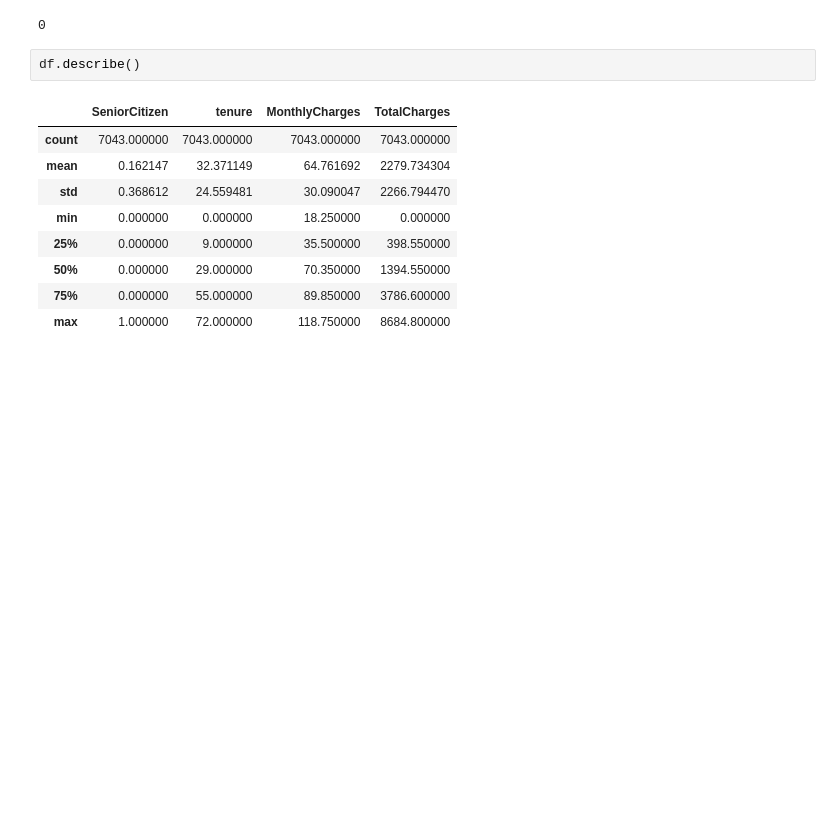
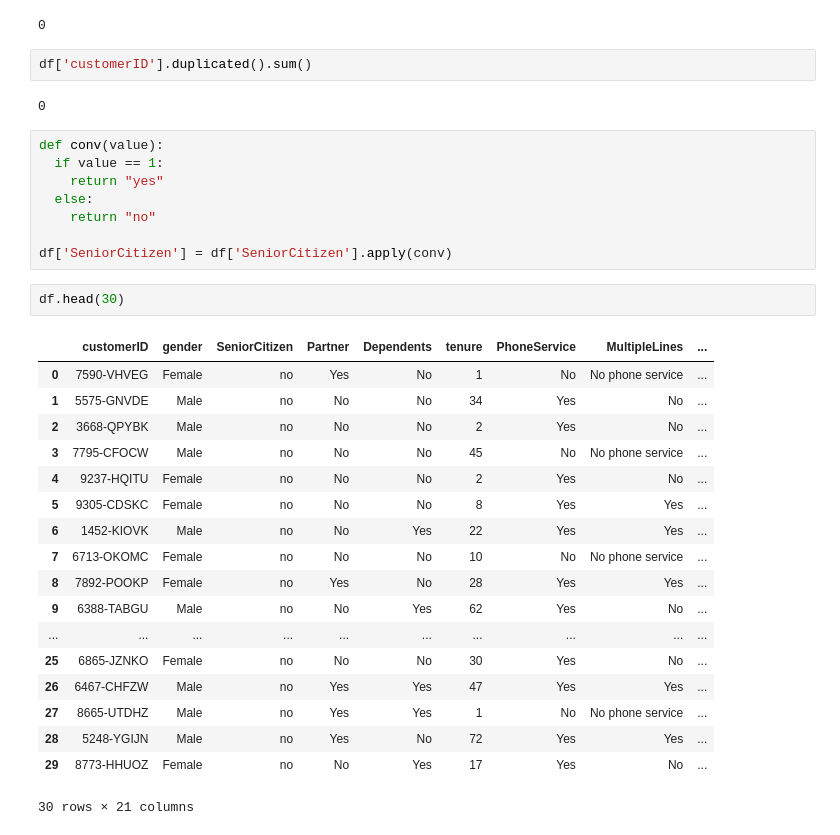
Before and after one commit to shikharyadav01/ExplorateDataAnalysisEDA, a Jupyter notebook: ExplorateDataAnalysis(EDA).ipynb, the cells around one changed output. Drawn from its saved outputs; the diff is of its cells as text; blank space fills up the shorter version.

```diff
--- a/ExplorateDataAnalysis(EDA).ipynb
+++ b/ExplorateDataAnalysis(EDA).ipynb
@@ -39,15 +39,36 @@ df.info()
 df.isnull().sum().sum()
 # %% [output]
 0
-# %%
-df.describe()
-# %% [output]
-|  | SeniorCitizen | tenure | MonthlyCharges | TotalCharges |
-| count | 7043.000000 | 7043.000000 | 7043.000000 | 7043.000000 |
-| mean | 0.162147 | 32.371149 | 64.761692 | 2279.734304 |
-| std | 0.368612 | 24.559481 | 30.090047 | 2266.794470 |
-| min | 0.000000 | 0.000000 | 18.250000 | 0.000000 |
-| 25% | 0.000000 | 9.000000 | 35.500000 | 398.550000 |
-| 50% | 0.000000 | 29.000000 | 70.350000 | 1394.550000 |
-| 75% | 0.000000 | 55.000000 | 89.850000 | 3786.600000 |
-| max | 1.000000 | 72.000000 | 118.750000 | 8684.800000 |
+# %%
+df['customerID'].duplicated().sum()
+# %% [output]
+0
+# %%
+def conv(value):
+  if value == 1:
+    return "yes"
+  else:
+    return "no"
+
+df['SeniorCitizen'] = df['SeniorCitizen'].apply(conv)
+# %%
+df.head(30)
+# %% [output]
+|  | customerID | gender | SeniorCitizen | Partner | Dependents | tenure | PhoneService | MultipleLines | ... |
+| 0 | 7590-VHVEG | Female | no | Yes | No | 1 | No | No phone service | ... |
+| 1 | 5575-GNVDE | Male | no | No | No | 34 | Yes | No | ... |
+| 2 | 3668-QPYBK | Male | no | No | No | 2 | Yes | No | ... |
+| 3 | 7795-CFOCW | Male | no | No | No | 45 | No | No phone service | ... |
+| 4 | 9237-HQITU | Female | no | No | No | 2 | Yes | No | ... |
+| 5 | 9305-CDSKC | Female | no | No | No | 8 | Yes | Yes | ... |
+| 6 | 1452-KIOVK | Male | no | No | Yes | 22 | Yes | Yes | ... |
+| 7 | 6713-OKOMC | Female | no | No | No | 10 | No | No phone service | ... |
+| 8 | 7892-POOKP | Female | no | Yes | No | 28 | Yes | Yes | ... |
+| 9 | 6388-TABGU | Male | no | No | Yes | 62 | Yes | No | ... |
+| ... | ... | ... | ... | ... | ... | ... | ... | ... | ... |
+| 25 | 6865-JZNKO | Female | no | No | No | 30 | Yes | No | ... |
+| 26 | 6467-CHFZW | Male | no | Yes | Yes | 47 | Yes | Yes | ... |
+| 27 | 8665-UTDHZ | Male | no | Yes | Yes | 1 | No | No phone service | ... |
+| 28 | 5248-YGIJN | Male | no | Yes | No | 72 | Yes | Yes | ... |
+| 29 | 8773-HHUOZ | Female | no | No | Yes | 17 | Yes | No | ... |
+30 rows × 21 columns
```
